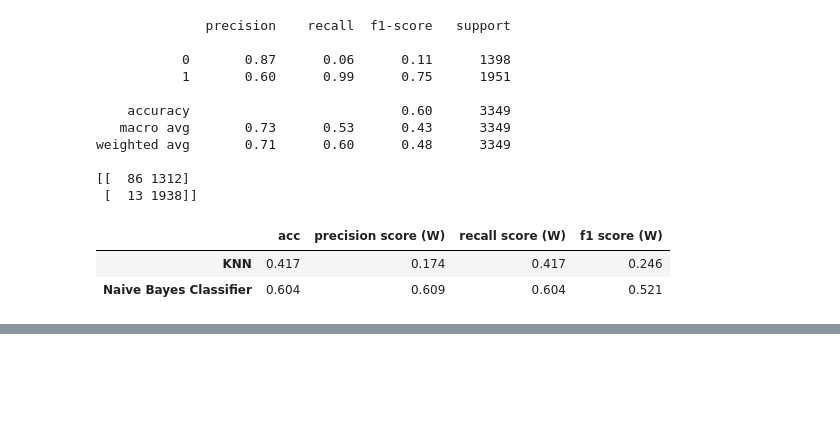
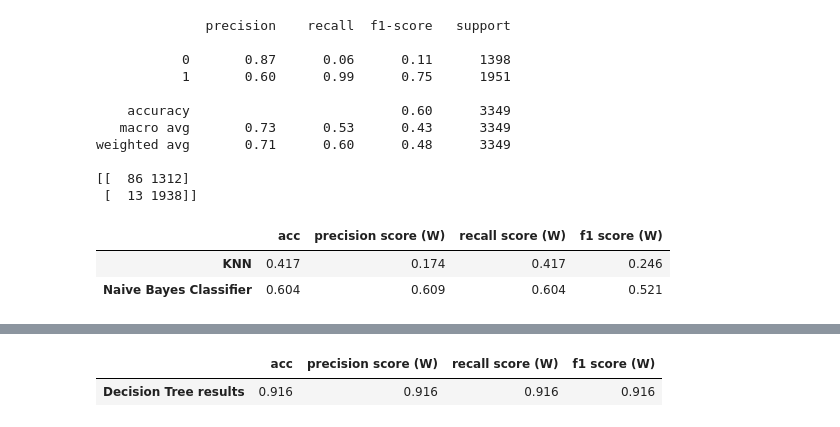
Before and after one commit to jordimunozflorensa/MineriaDatos, a Jupyter notebook: part 2/practica2.ipynb, the cells around one changed output, grey strips where cells are left out. Drawn from its saved outputs; the diff is of its cells as text; code cells hidden in the pictures; blank space fills up the shorter version.

```diff
--- a/part 2/practica2.ipynb
+++ b/part 2/practica2.ipynb
@@ -733,0 +840,20 @@ save_results("Naive Bayes Classifier", clf_bayes_2, X_test_bayes, y_test_bayes,
+# %%
+# Decsion Tree with the best parameters found by GridSearch
+cdt= DecisionTreeClassifier(
+    criterion = "entropy",
+    min_samples_split = clf.best_params_["min_samples_split"],
+    min_impurity_decrease = clf.best_params_["min_impurity_decrease"]
+)
+clf = cdt.fit(X_train_DT, y_train_DT)
+pred = clf.predict(X_test_DT)
+
+# Obtain accuracy score of learned classifier on test data
+print(f"prediction: {[pred]}")
+print(clf.score(X_test_DT, y_test_DT))
+print(confusion_matrix(y_test_DT, pred))
+print(f"\nAccuracy: {accuracy_score(y_test_DT, pred)}\n")
+print(classification_report(y_test_DT, pred))
+
+epsilon = accuracy_score(y_test_DT, pred)
+print(epsilon)
+#print("Interval of confidence:", proportion_confint(count=epsilon*X_test.shape[0], nobs=X_test.shape[0], alpha=0.05, method='binom_test'))
@@ -733,0 +878,5 @@ save_results("Naive Bayes Classifier", clf_bayes_2, X_test_bayes, y_test_bayes,
+# %%
+save_results("Decision Tree results", clf, X_test_DT, y_test_DT, results)
+# %% [output]
+|  | acc | precision score (W) | recall score (W) | f1 score (W) |
+| Decision Tree results | 0.916 | 0.916 | 0.916 | 0.916 |
```
Also changed, not shown: parts of 9 cells of this notebook.
